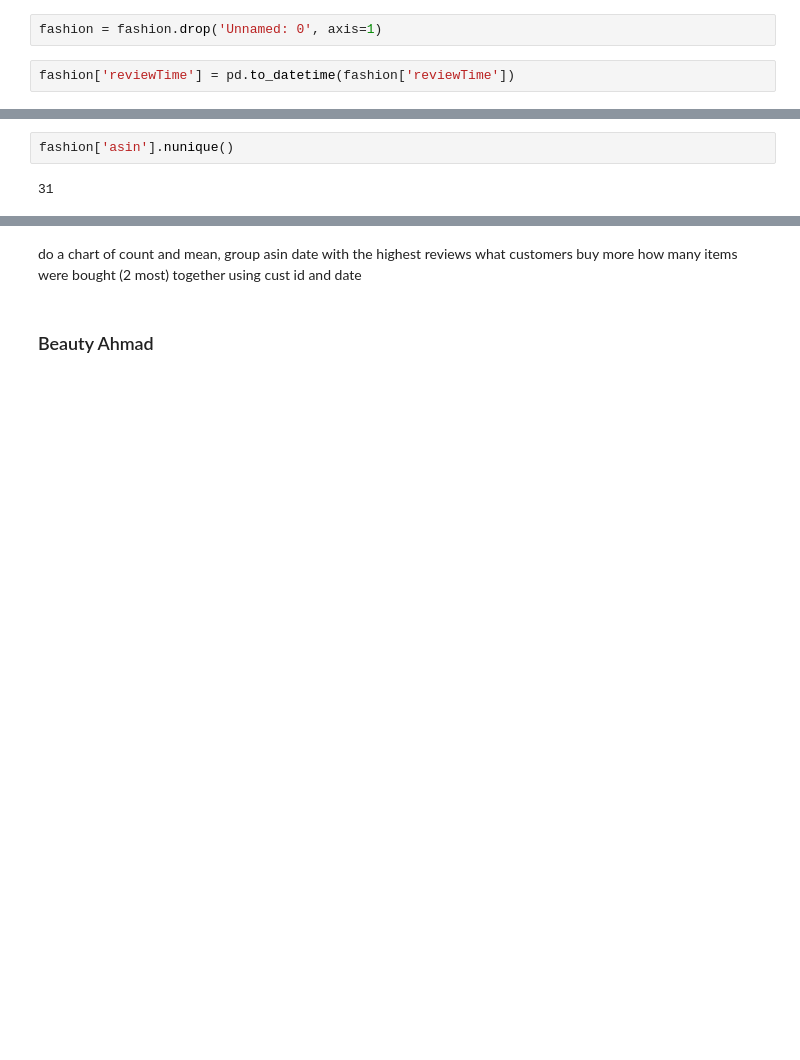
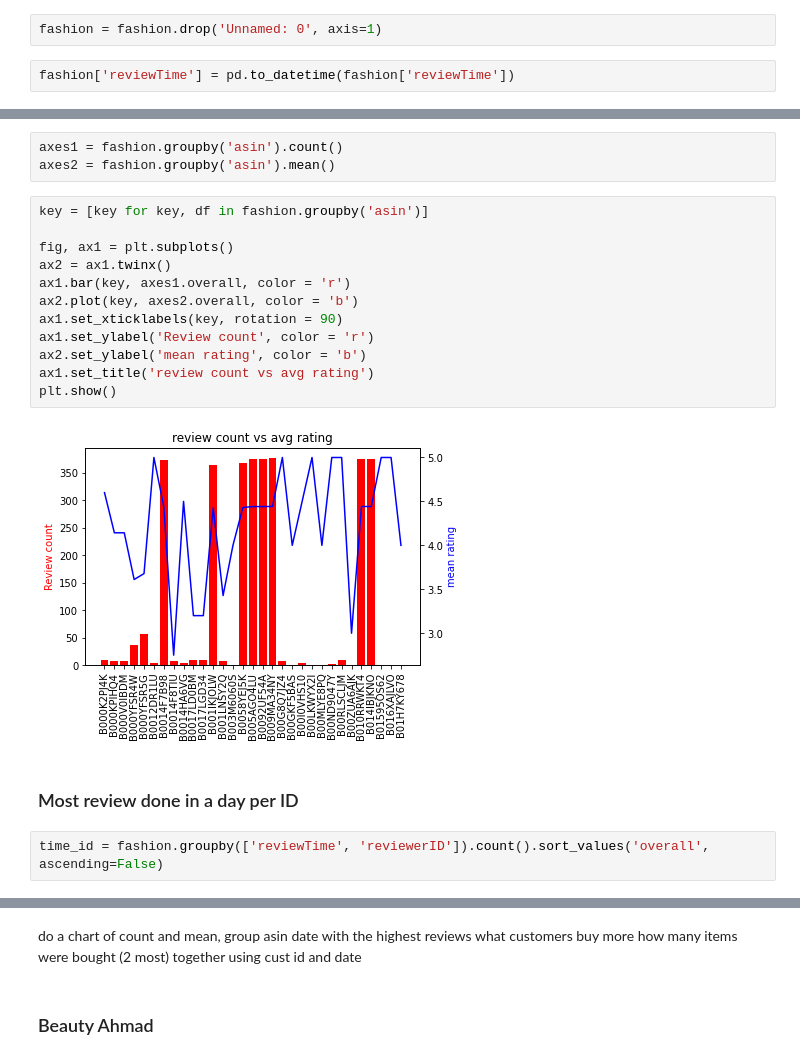
Before and after one commit to ahmadbashorun/AI6-amazon-reviews-EDA-project, a Jupyter notebook: Project (Amazon review).ipynb, the cells around one changed output, grey strips where cells are left out. Cells and saved outputs as stored; diff of their text form; blank space fills up the shorter version.

```diff
--- a/Project (Amazon review).ipynb
+++ b/Project (Amazon review).ipynb
@@ -192,7 +194,24 @@ fashion.groupby('asin').count().sort_values('overall', ascending = False)
 | B00GKF5BAS | 1 | 1 | 1 | 1 | 1 | 1 | 1 | 1 |
 | B003M6060S | 1 | 1 | 1 | 1 | 1 | 1 | 1 | 1 |
 | B01H7KY678 | 1 | 1 | 1 | 1 | 1 | 1 | 1 | 1 |
-# %%
-fashion['asin'].nunique()
-# %% [output]
-31
+# %%
+axes1 = fashion.groupby('asin').count()
+axes2 = fashion.groupby('asin').mean()
+# %%
+key = [key for key, df in fashion.groupby('asin')]
+
+fig, ax1 = plt.subplots()
+ax2 = ax1.twinx()
+ax1.bar(key, axes1.overall, color = 'r')
+ax2.plot(key, axes2.overall, color = 'b')
+ax1.set_xticklabels(key, rotation = 90)
+ax1.set_ylabel('Review count', color = 'r')
+ax2.set_ylabel('mean rating', color = 'b')
+ax1.set_title('review count vs avg rating')
+plt.show()
+# %% [output]
+[figure, added]
+# %% [markdown]
+### Most review done in a day per ID
+# %%
+time_id = fashion.groupby(['reviewTime', 'reviewerID']).count().sort_values('overall', ascending=False)
```
Also changed, not shown: parts of 3 cells of this notebook.
